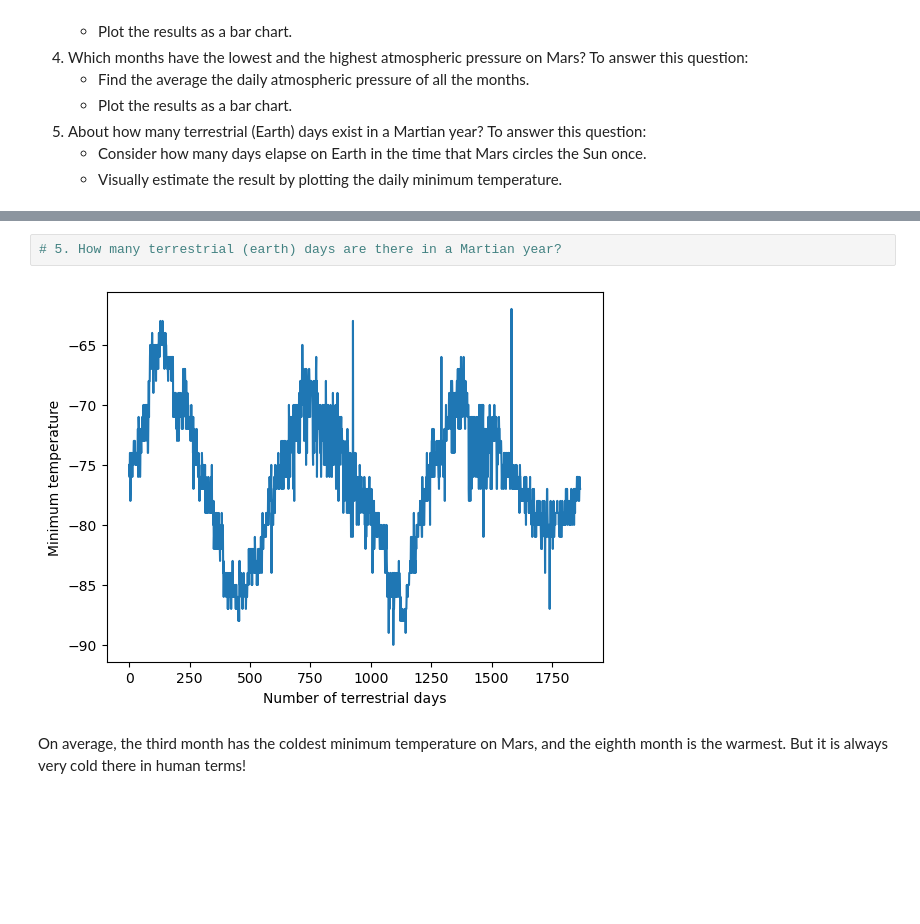
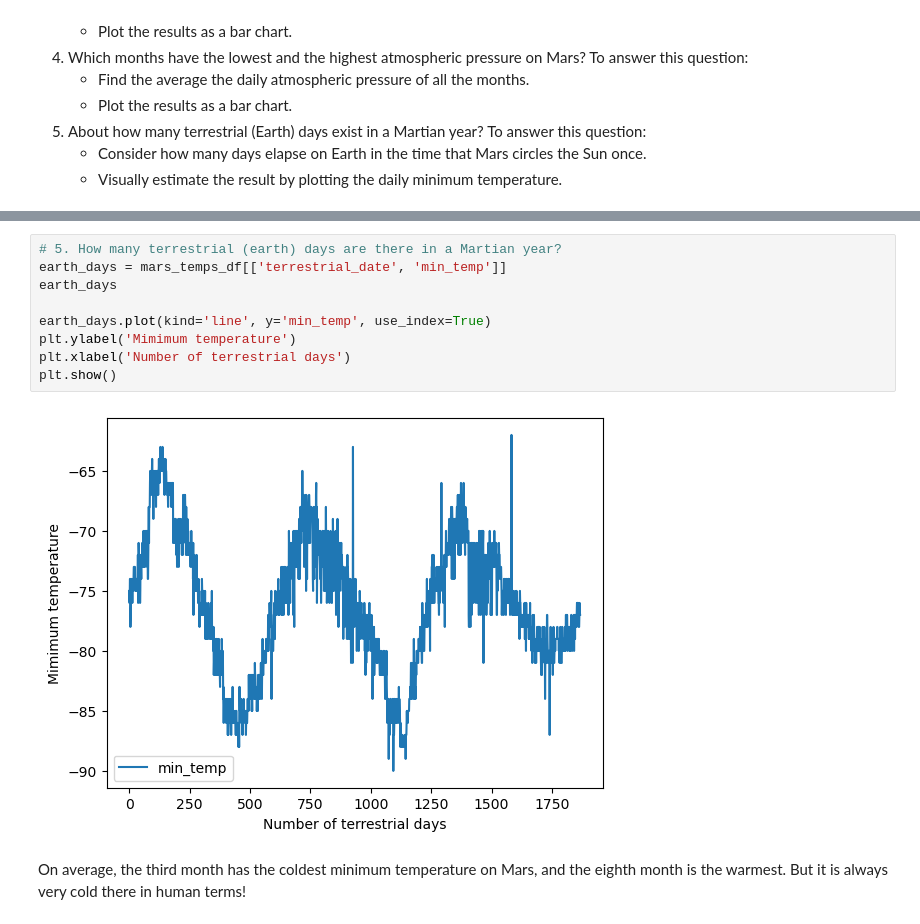
Before and after one commit to atmetz/scraping-challenge, a Jupyter notebook: part_2_mars_weather.ipynb, the cells around one changed output, grey strips where cells are left out. Drawn from its saved outputs; the diff is of its cells as text; blank space fills up the shorter version.

Commit message:
Commit final part_2_mars_waether.ipynb and mars_temps.csv

```diff
--- a/part_2_mars_weather.ipynb
+++ b/part_2_mars_weather.ipynb
@@ -205,7 +213,14 @@ Name: pressure, dtype: float64
 # %%
 # 5. How many terrestrial (earth) days are there in a Martian year?
+earth_days = mars_temps_df[['terrestrial_date', 'min_temp']]
+earth_days
+
+earth_days.plot(kind='line', y='min_temp', use_index=True)
+plt.ylabel('Mimimum temperature')
+plt.xlabel('Number of terrestrial days')
+plt.show()
 # %% [output]
-[figure, old version]
+[figure, new version]
 # %% [markdown]
 On average, the third month has the coldest minimum temperature on Mars, and the eighth month is the warmest. But it is always very cold there in human terms!
 # %% [markdown]
```
Also changed, not shown: parts of 10 cells of this notebook, 1 other file.
